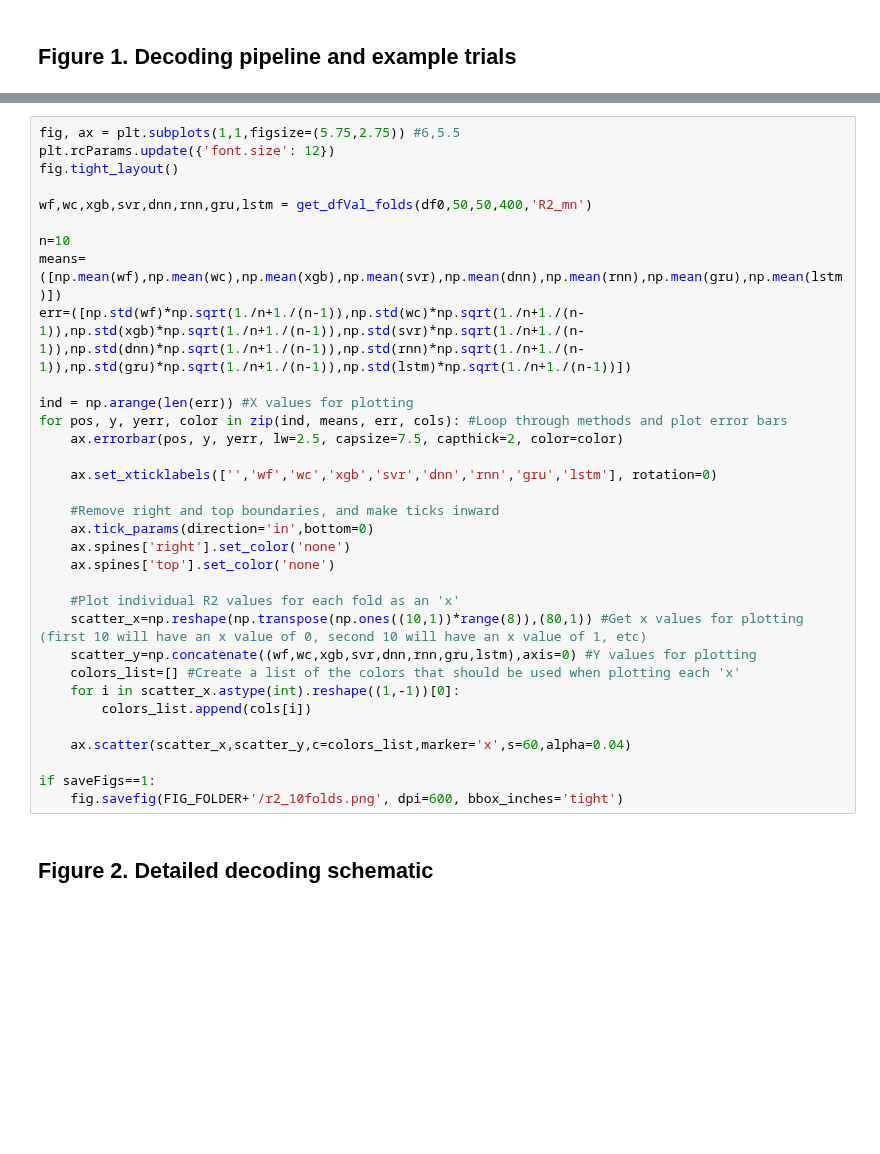
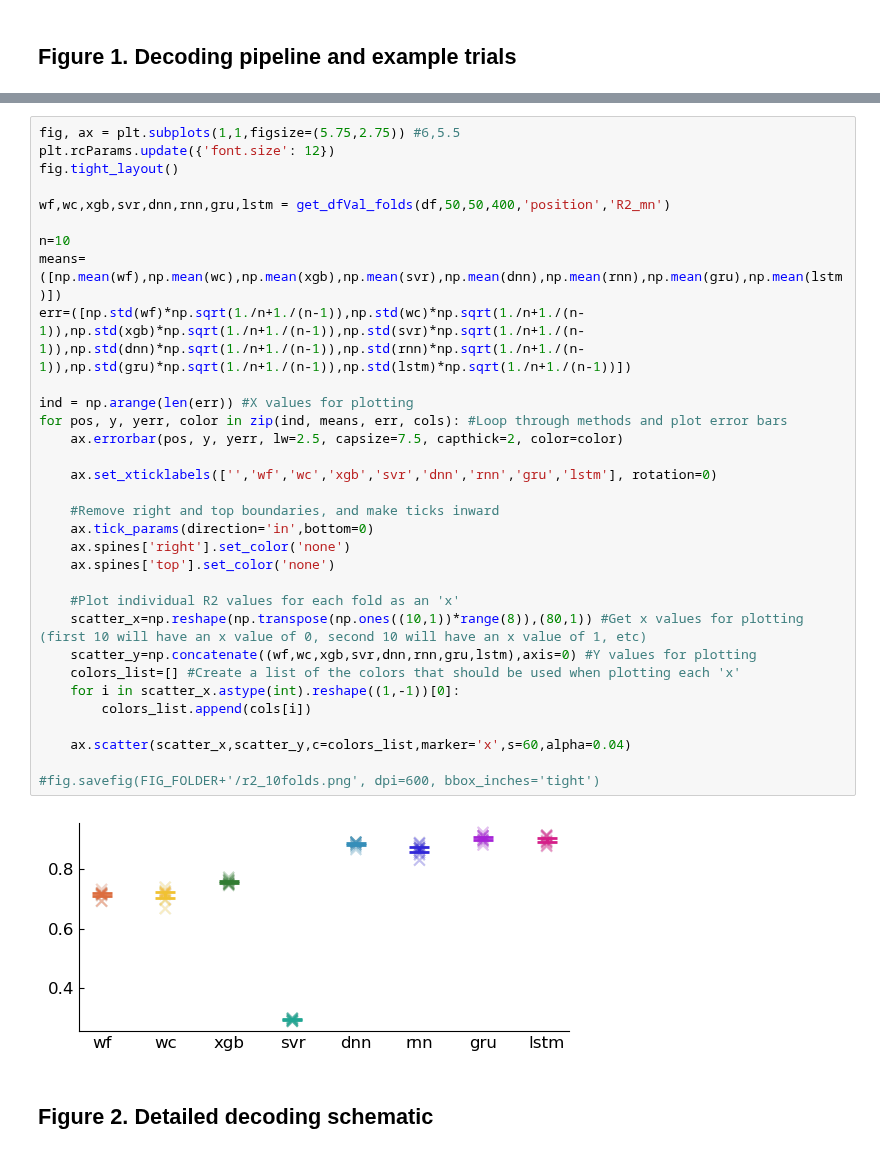
Before and after one commit to mayolabvision/NeuralDecoding, a Jupyter notebook: analyses/Manuscript_FinalPlots2.ipynb, the cells around one changed output, grey strips where cells are left out. Saved outputs shown, nothing was run; the diff lists cells and outputs as text; blank space fills up the shorter version.

```diff
--- a/analyses/Manuscript_FinalPlots2.ipynb
+++ b/analyses/Manuscript_FinalPlots2.ipynb
@@ -516,36 +516,37 @@ if saveFigs==1:
 # %%
 fig, ax = plt.subplots(1,1,figsize=(5.75,2.75)) #6,5.5
 plt.rcParams.update({'font.size': 12})
 fig.tight_layout()
 
-wf,wc,xgb,svr,dnn,rnn,gru,lstm = get_dfVal_folds(df0,50,50,400,'R2_mn')
+wf,wc,xgb,svr,dnn,rnn,gru,lstm = get_dfVal_folds(df,50,50,400,'position','R2_mn')
 
 n=10
 means=([np.mean(wf),np.mean(wc),np.mean(xgb),np.mean(svr),np.mean(dnn),np.mean(rnn),np.mean(gru),np.mean(lstm)])
 err=([np.std(wf)*np.sqrt(1./n+1./(n-1)),np.std(wc)*np.sqrt(1./n+1./(n-1)),np.std(xgb)*np.sqrt(1./n+1./(n-1)),np.std(svr)*np.sqrt(1./n+1./(n-1)),np.std(dnn)*np.sqrt(1./n+1./(n-1)),np.std(rnn)*np.sqrt(1./n+1./(n-1)),np.std(gru)*np.sqrt(1./n+1./(n-1)),np.std(lstm)*np.sqrt(1./n+1./(n-1))])
 
 ind = np.arange(len(err)) #X values for plotting
 for pos, y, yerr, color in zip(ind, means, err, cols): #Loop through methods and plot error bars
     ax.errorbar(pos, y, yerr, lw=2.5, capsize=7.5, capthick=2, color=color)
 
     ax.set_xticklabels(['','wf','wc','xgb','svr','dnn','rnn','gru','lstm'], rotation=0)
 
     #Remove right and top boundaries, and make ticks inward
     ax.tick_params(direction='in',bottom=0)
     ax.spines['right'].set_color('none')
     ax.spines['top'].set_color('none')
 
     #Plot individual R2 values for each fold as an 'x'
     scatter_x=np.reshape(np.transpose(np.ones((10,1))*range(8)),(80,1)) #Get x values for plotting (first 10 will have an x value of 0, second 10 will have an x value of 1, etc)
     scatter_y=np.concatenate((wf,wc,xgb,svr,dnn,rnn,gru,lstm),axis=0) #Y values for plotting
     colors_list=[] #Create a list of the colors that should be used when plotting each 'x'
     for i in scatter_x.astype(int).reshape((1,-1))[0]:
         colors_list.append(cols[i])
 
     ax.scatter(scatter_x,scatter_y,c=colors_list,marker='x',s=60,alpha=0.04)
 
-if saveFigs==1:
-    fig.savefig(FIG_FOLDER+'/r2_10folds.png', dpi=600, bbox_inches='tight')
+#fig.savefig(FIG_FOLDER+'/r2_10folds.png', dpi=600, bbox_inches='tight')
+# %% [output]
+[figure, added]
 # %% [markdown]
 ## Figure 2. Detailed decoding schematic
 # %%
```
Also changed, not shown: parts of 6 cells of this notebook, 2 other files.
